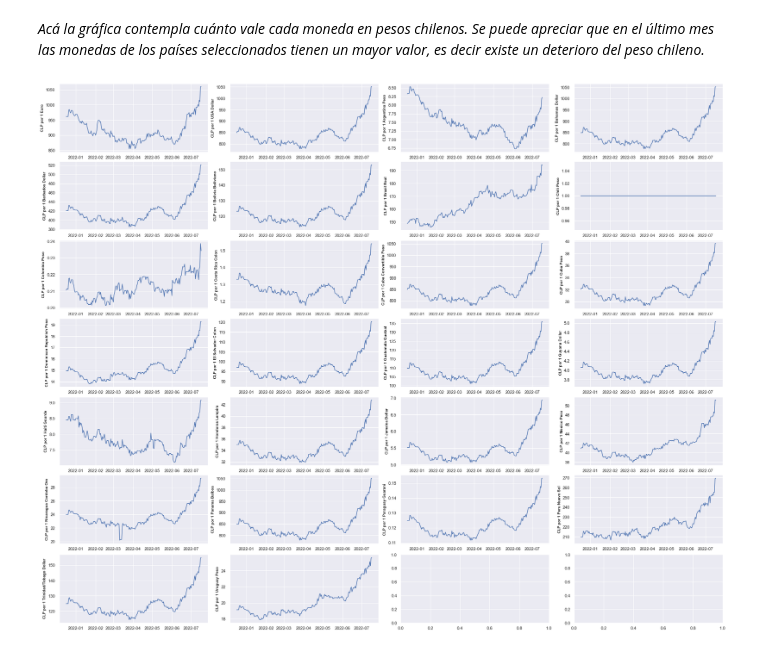
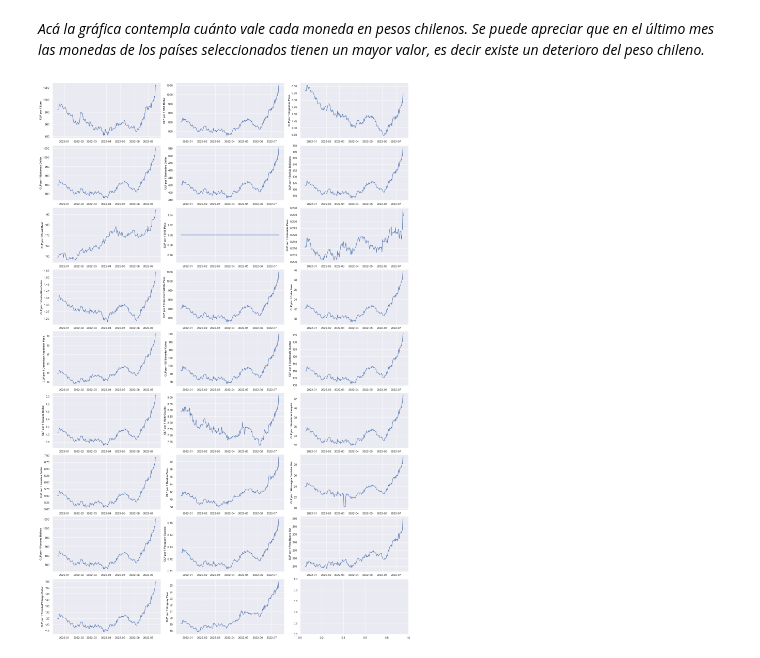
Before and after one commit to BDuarteA/Exchanged_Rates, a Jupyter notebook: Exchanged_Rates.ipynb, the cells around one changed output. Cells and saved outputs as stored; diff of their text form; code cells hidden in the pictures.

```diff
--- a/Exchanged_Rates.ipynb
+++ b/Exchanged_Rates.ipynb
@@ -218,10 +218,10 @@ df_t_clp.tail(3)
 # %% [markdown]
 _Acá la gráfica contempla cuánto vale cada moneda en pesos chilenos. Se puede apreciar que en el último mes las monedas de los países seleccionados tienen un mayor valor, es decir existe un deterioro del peso chileno._
 # %%
-fig, axs = plt.subplots(7, 4, figsize=(25, 20), constrained_layout=True, sharex = False)
+fig, axs = plt.subplots(9, 3, figsize=(20, 30), constrained_layout=True, sharex = False)
 for ax, m in zip(axs.flat, dicts):
     ax.plot('date', dicts[m], data = df_t_clp)
     ax.set_ylabel('CLP por 1 '+ m, size = 10, weight='bold')
     ax.tick_params(axis='y', size = 8)
 # %% [output]
-[figure, old version]
+[figure, new version]
```
